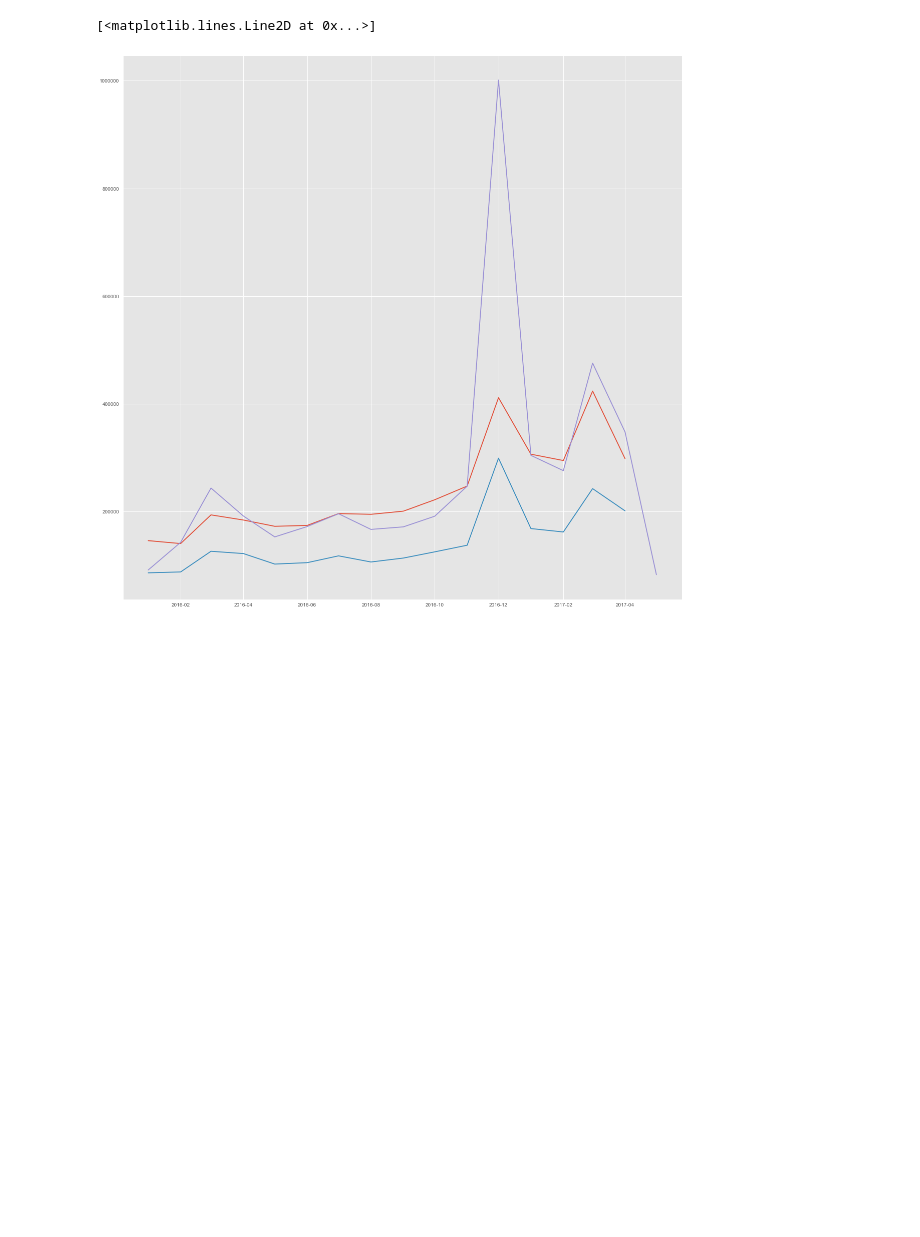
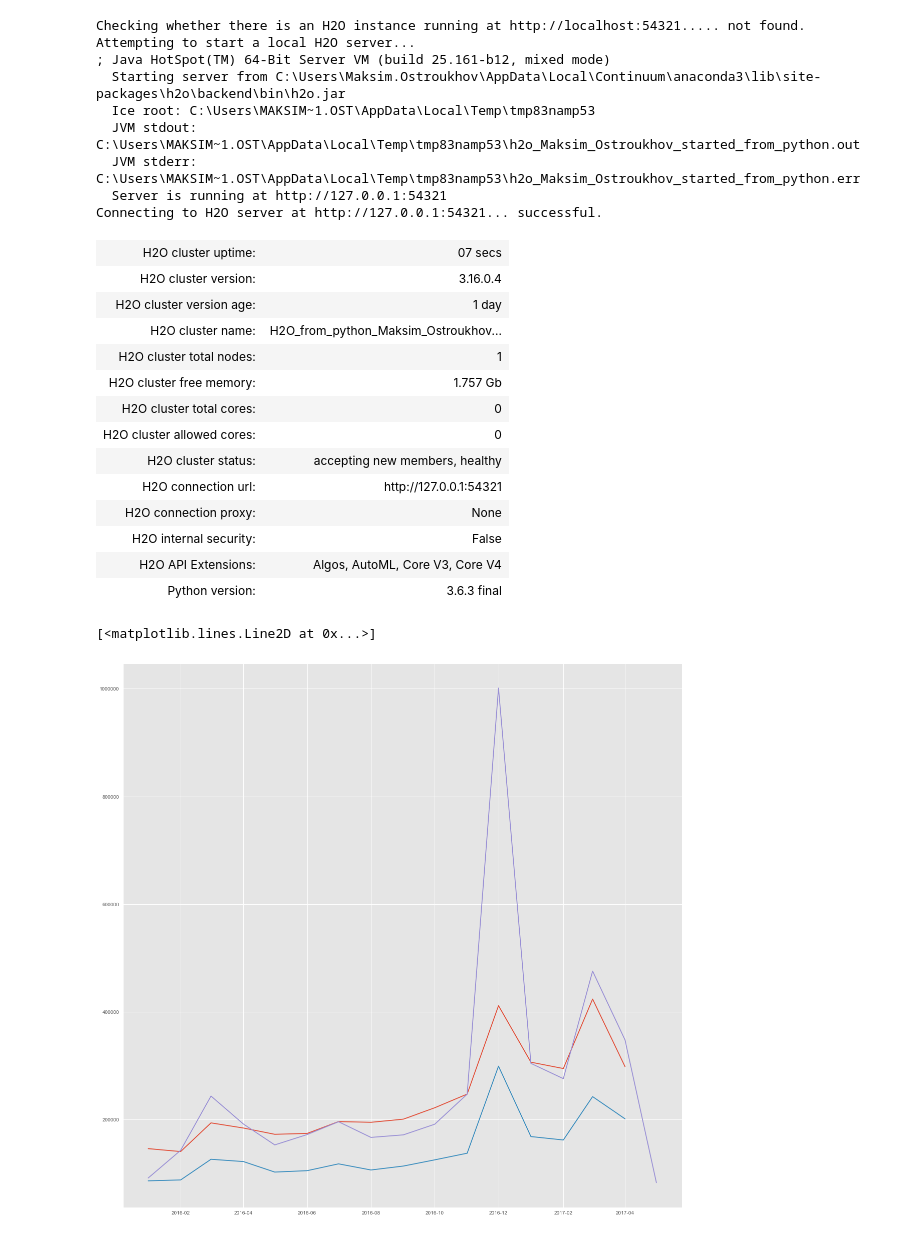
Before and after one commit to blatr/Recruit_Restaurant_Visitor_Forecasting, a Jupyter notebook: model.ipynb, the cells around one changed output. Saved outputs shown, nothing was run; the diff lists cells and outputs as text; code cells hidden in the pictures; blank space fills up the shorter version.

```diff
--- a/model.ipynb
+++ b/model.ipynb
@@ -1,26 +1,59 @@
 # %%
 import pandas as pd
 import numpy as np
 import matplotlib.pyplot as plt
 import glob, re
 from scipy import stats
 from sklearn import *
 from datetime import datetime
 from xgboost import XGBRegressor
 from sklearn.model_selection import TimeSeriesSplit
 from xgboost import plot_importance
 from sklearn.model_selection import train_test_split
 from scipy.stats import zscore
 from sklearn.utils import check_random_state
 from sklearn.feature_selection import SelectFromModel
 from sklearn.linear_model import LassoCV
+#в консоли: pip install folium
 import folium
 import seaborn as sns
+#http://docs.h2o.ai/h2o/latest-stable/h2o-docs/downloading.html
+#версия java<9
+import h2o
+from h2o.automl import H2OAutoML
+h2o.cluster().shutdown()
+h2o.init()
+# h2o.demo("glm")
+#в консоли: pip install lightgbm
 import lightgbm as lgb
 from pylab import rcParams
 plt.rcParams['figure.figsize'] = 20, 20
 # plt.style.use('ggplot')
 %matplotlib inline
+# %% [output]
+Checking whether there is an H2O instance running at http://localhost:54321..... not found.
+Attempting to start a local H2O server...
+; Java HotSpot(TM) 64-Bit Server VM (build 25.161-b12, mixed mode)
+  Starting server from C:\Users\Maksim.Ostroukhov\AppData\Local\Continuum\anaconda3\lib\site-packages\h2o\backend\bin\h2o.jar
+  Ice root: C:\Users\MAKSIM~1.OST\AppData\Local\Temp\tmp83namp53
+  JVM stdout: C:\Users\MAKSIM~1.OST\AppData\Local\Temp\tmp83namp53\h2o_Maksim_Ostroukhov_started_from_python.out
+  JVM stderr: C:\Users\MAKSIM~1.OST\AppData\Local\Temp\tmp83namp53\h2o_Maksim_Ostroukhov_started_from_python.err
+  Server is running at http://127.0.0.1:54321
+Connecting to H2O server at http://127.0.0.1:54321... successful.
+| H2O cluster uptime: | 07 secs |
+| H2O cluster version: | 3.16.0.4 |
+| H2O cluster version age: | 1 day |
+| H2O cluster name: | H2O_from_python_Maksim_Ostroukhov... |
+| H2O cluster total nodes: | 1 |
+| H2O cluster free memory: | 1.757 Gb |
+| H2O cluster total cores: | 0 |
+| H2O cluster allowed cores: | 0 |
+| H2O cluster status: | accepting new members, healthy |
+| H2O connection url: | http://127.0.0.1:54321 |
+| H2O connection proxy: | None |
+| H2O internal security: | False |
+| H2O API Extensions: | Algos, AutoML, Core V3, Core V4 |
+| Python version: | 3.6.3 final |
 # %%
 #проблема падения числа резервов (отсечь те даты??)
 air_reserve['visit_date']=air_reserve['visit_datetime'].apply(lambda x: x.date())
```
Also changed, not shown: parts of 6 cells of this notebook.
